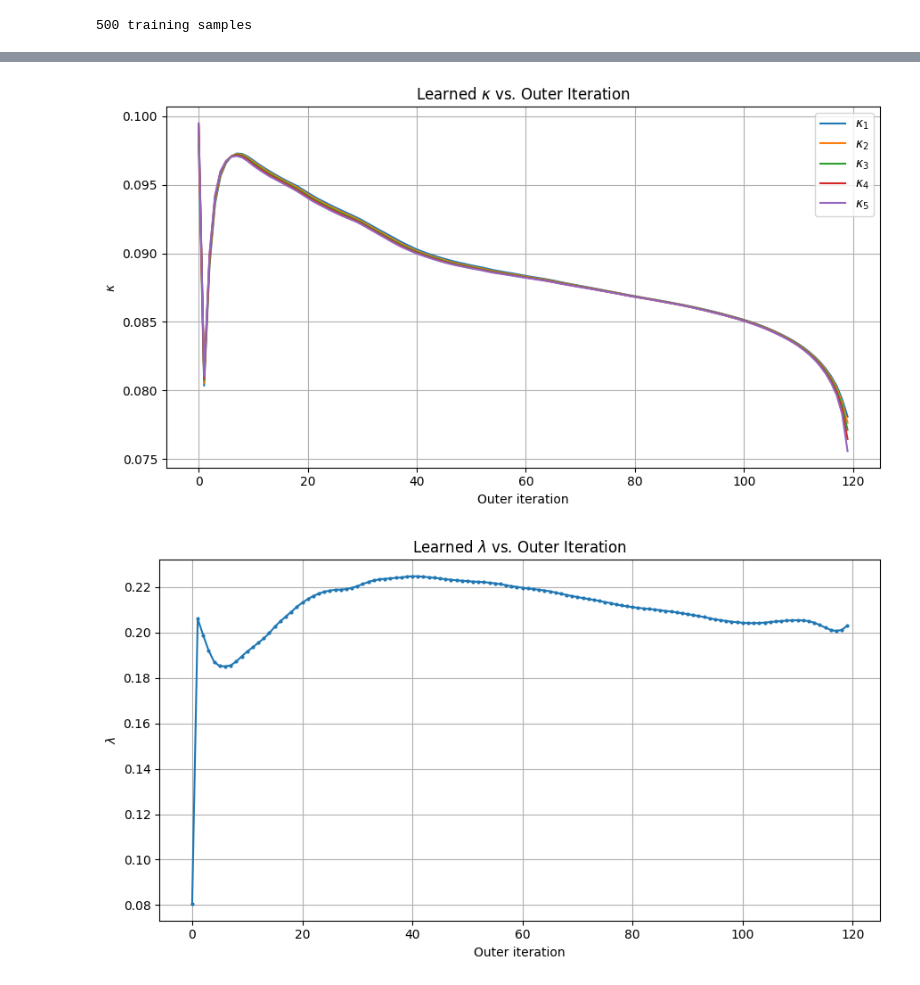
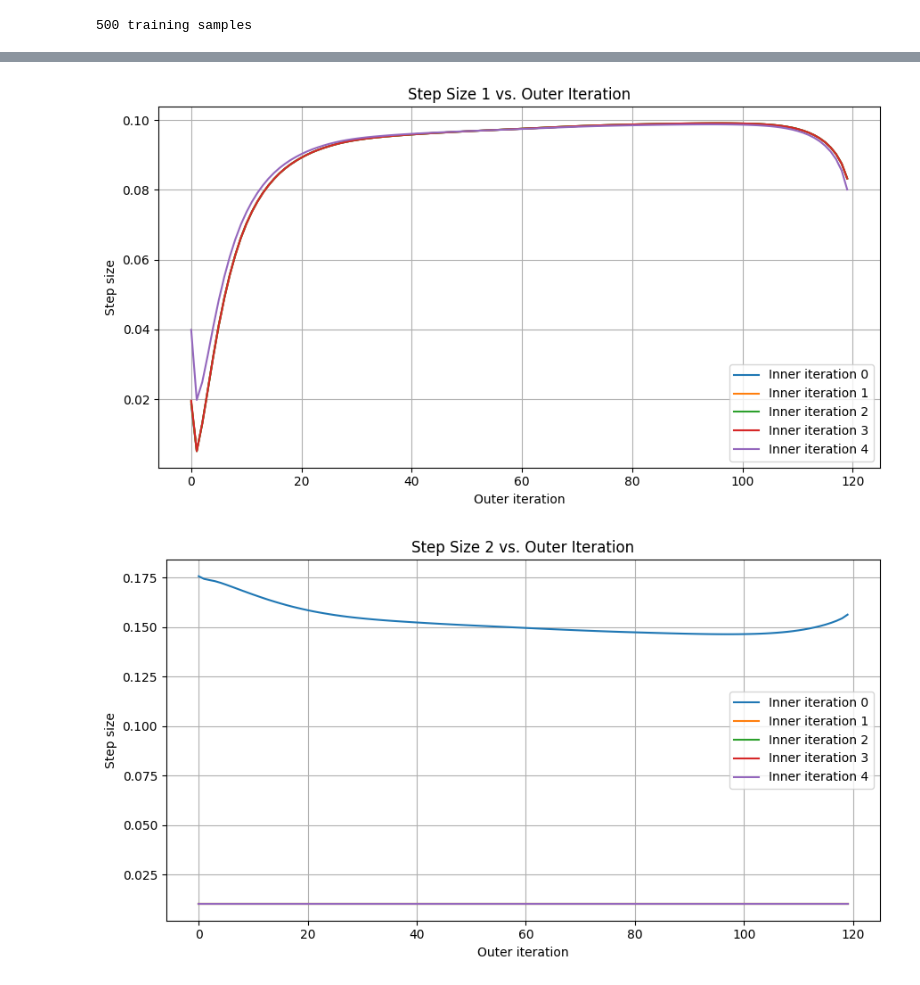
Before and after one commit to SurangaPrasad/hbf_pc_isac, a Jupyter notebook: inspections.ipynb, the cells around one changed output, grey strips where cells are left out. Cells and saved outputs as stored; diff of their text form; code cells hidden in the pictures.

```diff
--- a/inspections.ipynb
+++ b/inspections.ipynb
@@ -161,18 +161,18 @@ lambda shape: torch.Size([120])
 # %%
-plt.figure(figsize=(9, 5))
+import torch
+import matplotlib.pyplot as plt
 
-for j in range(5):
-    plt.plot(
-        iterations,
-        mu[:, j],
-        label=fr"$\mu_{j+1}$"
-    )
+path = "model/64TX_4UE_4RF/JointUPGANet_fixed_I120_J5.pth"
 
-plt.xlabel("Outer iteration")
-plt.ylabel(r"$\mu$")
-plt.title(r"Learned $\mu$ vs. Outer Iteration")
-plt.legend()
-plt.grid(True)
-plt.tight_layout()
-plt.show()
+checkpoint = torch.load(path, map_location="cpu")
+
+# [120, 5, 3]
+step_size = torch.stack([
+    checkpoint[f"layers.{i}.step_size"].detach().cpu()
+    for i in range(120)
+])
+
+print("Shape:", step_size.shape)
+
+iterations = range(120)
 # %% [output]
@@ -180,38 +180,39 @@ plt.show()
 # %%
 plt.figure(figsize=(9, 5))
 
 for j in range(5):
     plt.plot(
         iterations,
-        kappa[:, j],
-        label=fr"$\kappa_{j+1}$"
+        step_size[:, j, 0],
+        label=f"Inner iteration {j}"
     )
 
 plt.xlabel("Outer iteration")
-plt.ylabel(r"$\kappa$")
-plt.title(r"Learned $\kappa$ vs. Outer Iteration")
+plt.ylabel("Step size")
+plt.title("Step Size 1 vs. Outer Iteration")
 plt.legend()
 plt.grid(True)
 plt.tight_layout()
 plt.show()
 # %% [output]
-[figure, old version]
+[figure, new version]
 # %%
 plt.figure(figsize=(9, 5))
 
-plt.plot(
-    iterations,
-    lambda_,
-    marker="o",
-    markersize=2
-)
+for j in range(5):
+    plt.plot(
+        iterations,
+        step_size[:, j, 1],
+        label=f"Inner iteration {j}"
+    )
 
 plt.xlabel("Outer iteration")
-plt.ylabel(r"$\lambda$")
-plt.title(r"Learned $\lambda$ vs. Outer Iteration")
+plt.ylabel("Step size")
+plt.title("Step Size 2 vs. Outer Iteration")
+plt.legend()
 plt.grid(True)
 plt.tight_layout()
 plt.show()
 # %% [output]
-[figure, old version]
+[figure, new version]
 # %%
```
Also changed, not shown: parts of 6 cells of this notebook, 4 other files.
